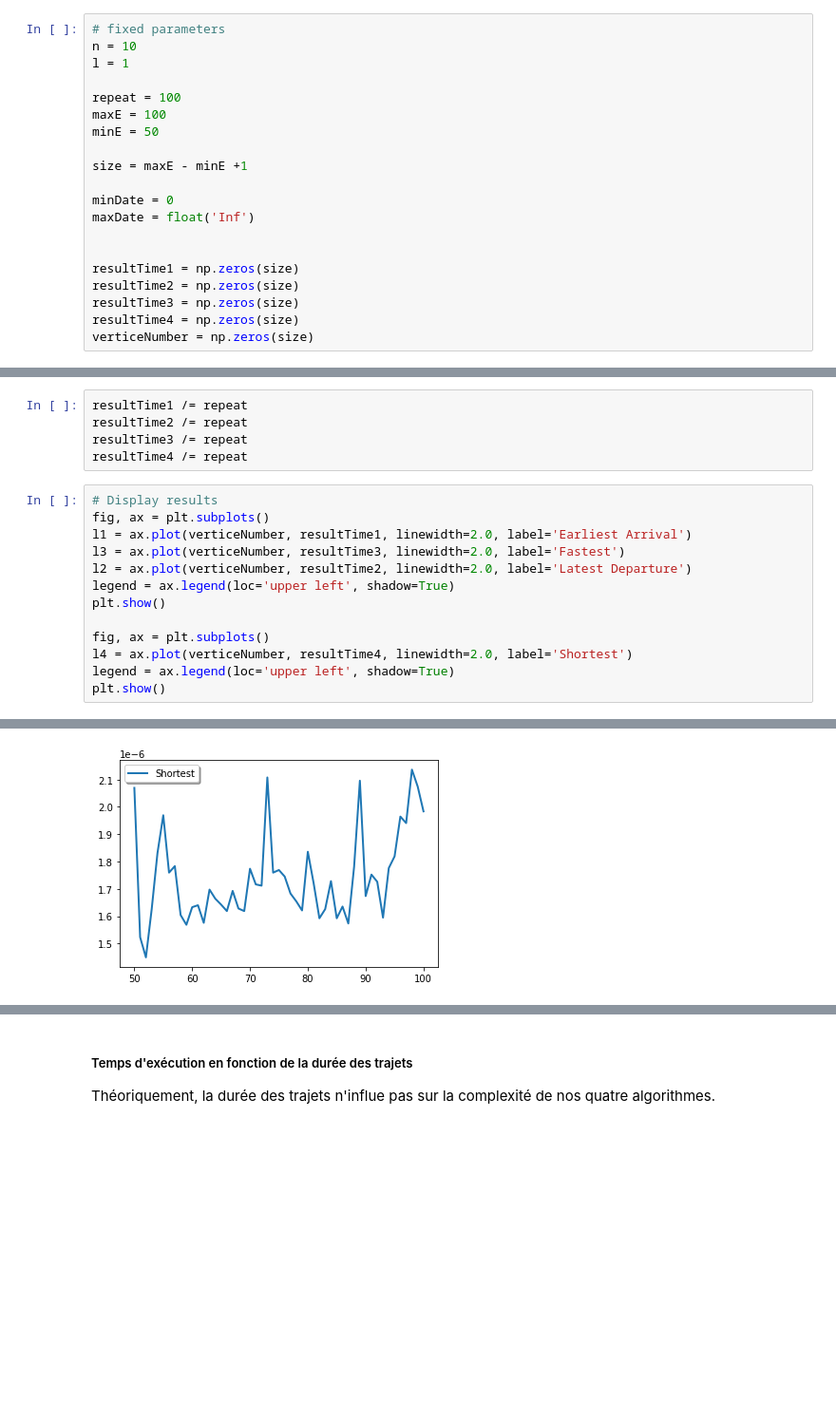
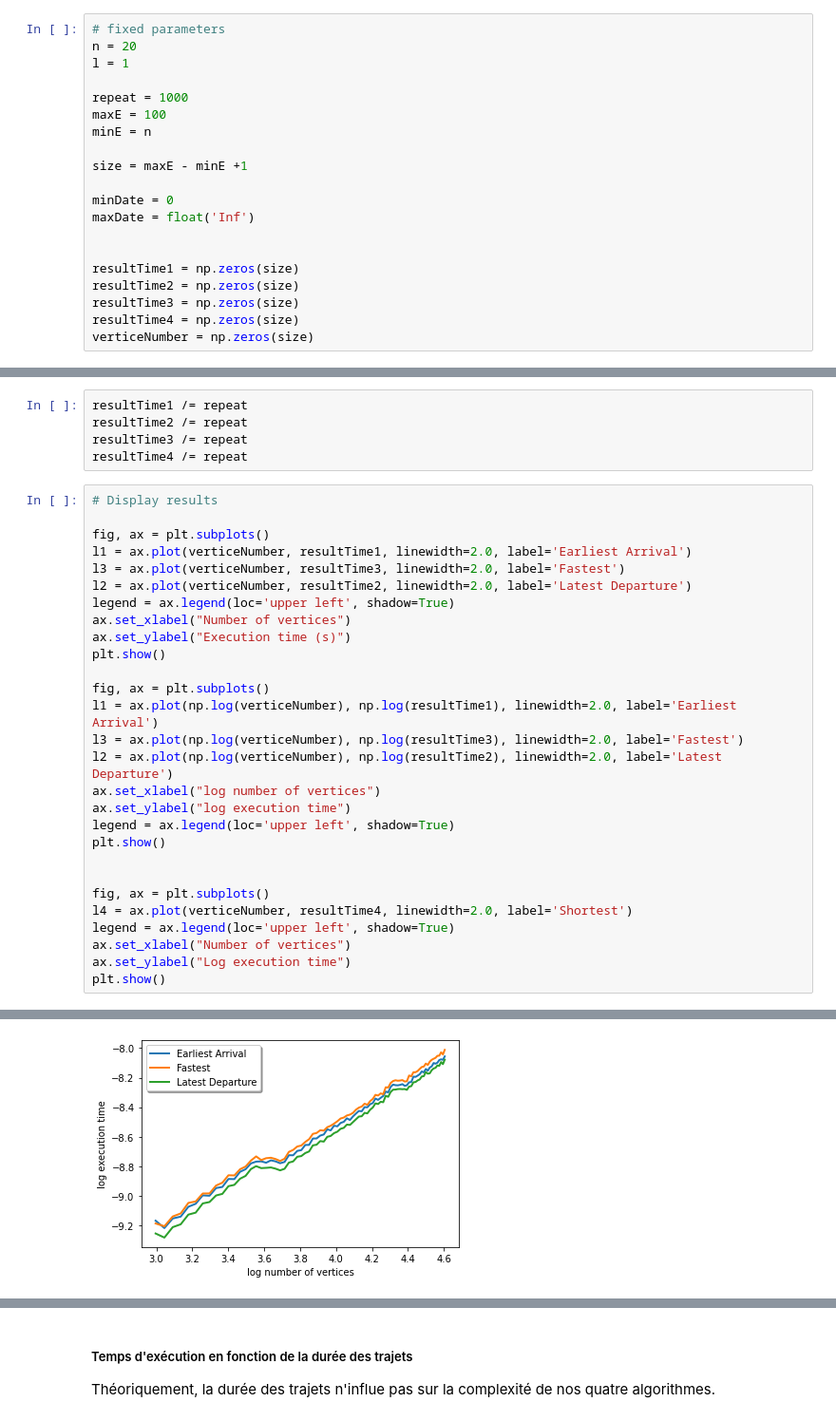
Before and after one commit to MdeCastelbajac/MOGPL, a Jupyter notebook: MOGPL.ipynb, the cells around one changed output, grey strips where cells are left out. Shown: that part at 95% size. Cells and saved outputs as stored; diff of their text form; blank space fills up the shorter version.

```diff
--- a/MOGPL.ipynb
+++ b/MOGPL.ipynb
@@ -585,12 +569,12 @@ print((logres4[-1] - logres4[10]) / divisor)
 On fixe le nombre de sommets à 50 (choix arbitraire) et on fait varier le nombre d'arcs de 50 à 200.
 # %%
 # fixed parameters
-n = 10
+n = 20
 l = 1
 
-repeat = 100
+repeat = 1000
 maxE = 100
-minE = 50
+minE = n
 
 size = maxE - minE +1
 
@@ -663,15 +628,30 @@ resultTime3 /= repeat
 resultTime4 /= repeat
 # %%
 # Display results
+
 fig, ax = plt.subplots()
 l1 = ax.plot(verticeNumber, resultTime1, linewidth=2.0, label='Earliest Arrival')
 l3 = ax.plot(verticeNumber, resultTime3, linewidth=2.0, label='Fastest')
 l2 = ax.plot(verticeNumber, resultTime2, linewidth=2.0, label='Latest Departure')
 legend = ax.legend(loc='upper left', shadow=True)
+ax.set_xlabel("Number of vertices")
+ax.set_ylabel("Execution time (s)")
 plt.show()
+
+fig, ax = plt.subplots()
+l1 = ax.plot(np.log(verticeNumber), np.log(resultTime1), linewidth=2.0, label='Earliest Arrival')
+l3 = ax.plot(np.log(verticeNumber), np.log(resultTime3), linewidth=2.0, label='Fastest')
+l2 = ax.plot(np.log(verticeNumber), np.log(resultTime2), linewidth=2.0, label='Latest Departure')
+ax.set_xlabel("log number of vertices")
+ax.set_ylabel("log execution time")
+legend = ax.legend(loc='upper left', shadow=True)
+plt.show()
+
 
 fig, ax = plt.subplots()
 l4 = ax.plot(verticeNumber, resultTime4, linewidth=2.0, label='Shortest')
 legend = ax.legend(loc='upper left', shadow=True)
+ax.set_xlabel("Number of vertices")
+ax.set_ylabel("Log execution time")
 plt.show()
 # %% [output]
@@ -679 +659 @@ plt.show()
-[figure, old version]
+[figure, new version]
```
Also changed, not shown: parts of 14 cells of this notebook.
